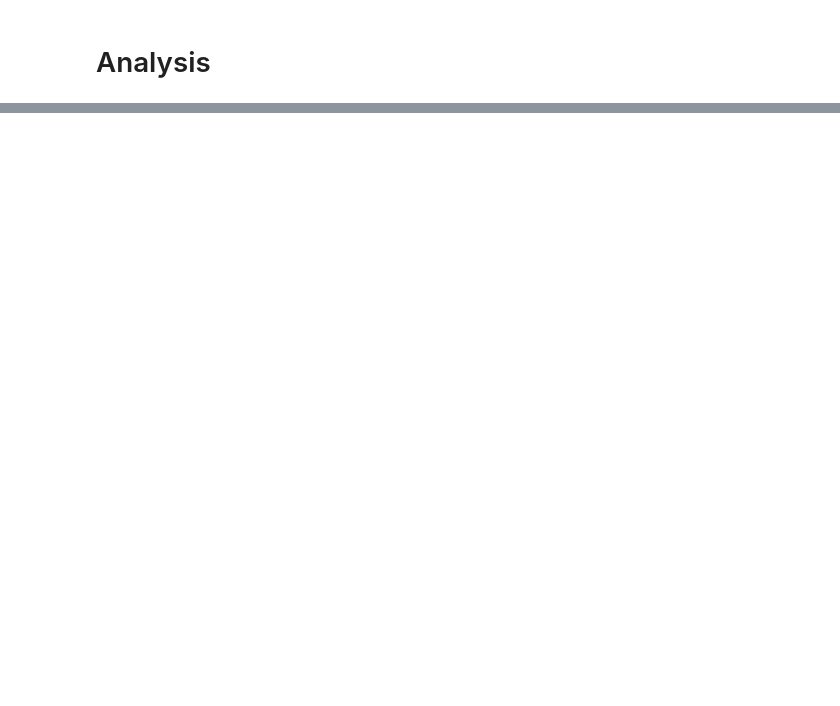
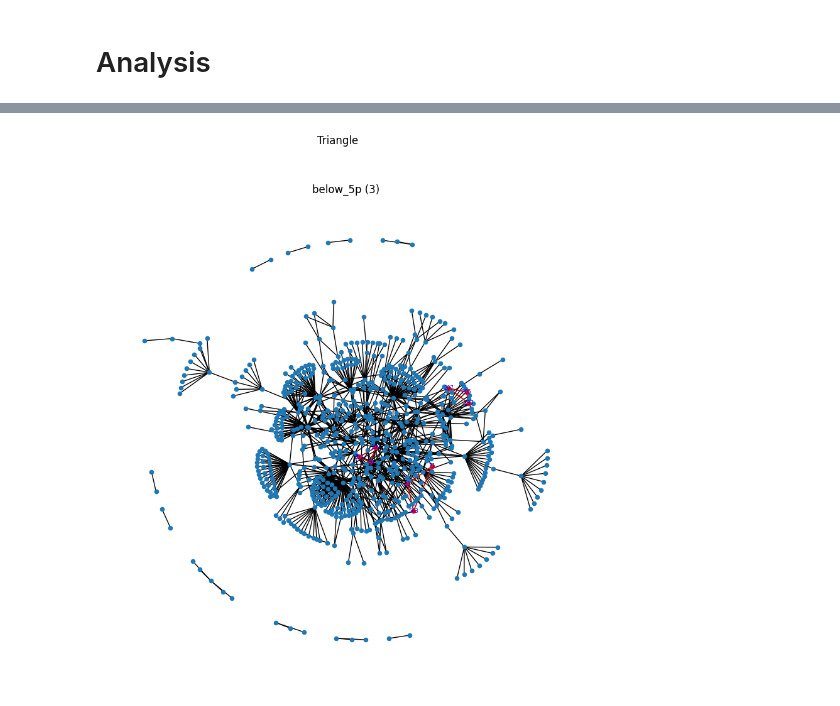
Before and after one commit to DILiS-lab/pmotif_lib, a Jupyter notebook: notebooks/Interfaces/Local Scope - Which graphlet occurrence more prevalent than others?.ipynb, the cells around one changed output, grey strips where cells are left out. Cells and saved outputs as stored; diff of their text form; code cells hidden in the pictures; blank space fills up the shorter version.

```diff
--- a/notebooks/Interfaces/Local Scope - Which graphlet occurrence more prevalent than others?.ipynb
+++ b/notebooks/Interfaces/Local Scope - Which graphlet occurrence more prevalent than others?.ipynb
@@ -113,0 +110,6 @@ TODO: Which statistical tests would be appropriate here to determine the prevale
+# %%
+"""Prepare Graph Plotting"""
+import networkx as nx
+
+nx_g = g.load_graph()
+pos = prepare_kamada_kawai_layout_with_multiple_components(nx_g)
@@ -113,0 +179,25 @@ TODO: Which statistical tests would be appropriate here to determine the prevale
+# %%
+from pmotifs.graphlet_representation import graphlet_name_to_class
+
+
+def plot_single(graphlet_class_name, quantile_filter_name):
+    graphlet_class = graphlet_name_to_class(graphlet_class_name)
+
+    graphlet_class_df = df[df["graphlet_class"] == graphlet_class]
+
+    fig, ax= plt.subplots(1, 1, figsize=(10, 10))
+
+    interesting_motifs = filter_motifs_by_quantile(
+        graphlet_class_df,
+        quantile_filter_name,
+    )
+
+    plot_graph_with_motif_highlight(
+        nx_g,
+        interesting_motifs,
+        pos,
+        ax,
+        title=f"{quantile_filter_name} ({len(interesting_motifs)})",
+    )
+
+    fig.suptitle(graphlet_class_to_name(graphlet_class))
@@ -113,0 +240,4 @@ TODO: Which statistical tests would be appropriate here to determine the prevale
+# %%
+plot_single(graphlet_class_name="Triangle", quantile_filter_name="below_5p")
+# %% [output]
+[figure, added]
```
Also changed, not shown: parts of 21 cells of this notebook.
